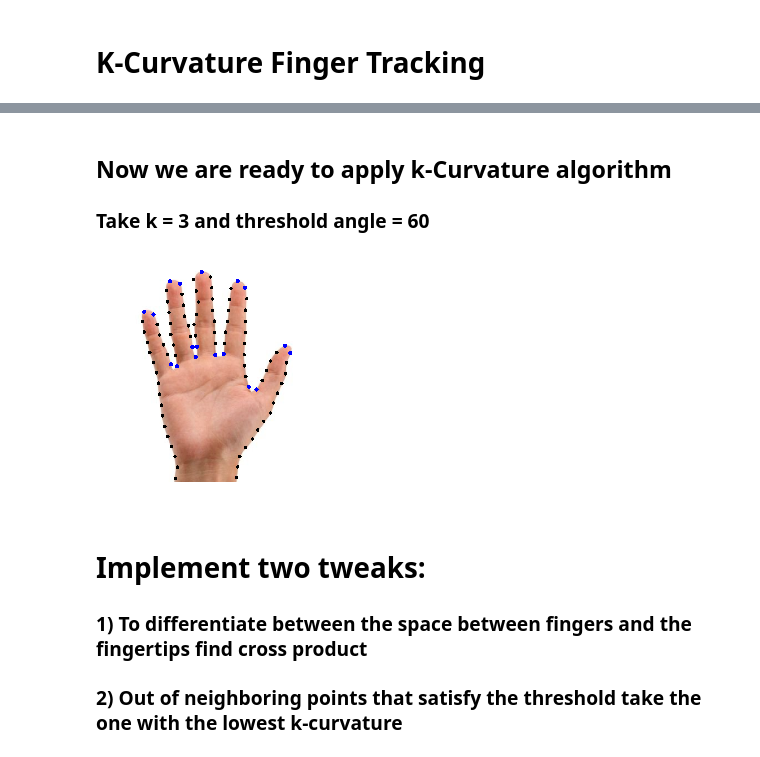
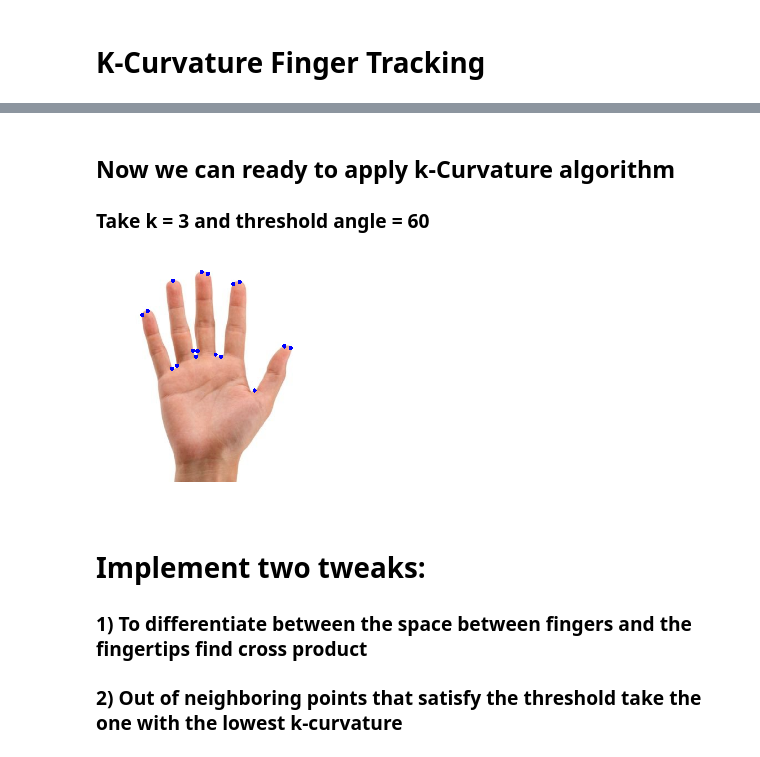
Before and after one commit to buenayerba/hand-and-finger-tracking, a Jupyter notebook: tutorial1_stationary_fingertip_tracking.ipynb, the cells around one changed output, grey strips where cells are left out. Drawn from its saved outputs; the diff is of its cells as text; code cells hidden in the pictures.

```diff
--- a/tutorial1_stationary_fingertip_tracking.ipynb
+++ b/tutorial1_stationary_fingertip_tracking.ipynb
@@ -31,7 +31,7 @@ def segment_skin_hsv(img):
 # %%
 def getHandContours(mask):
     # Get the contour of the hand and draw it on the original image
-    im2, contours, hierarchy = cv2.findContours(mask, cv2.RETR_EXTERNAL, cv2.CHAIN_APPROX_SIMPLE)
+    im2, contours, hierarchy = cv2.findContours(mask, cv2.RETR_EXTERNAL, cv2.CHAIN_APPROX_NONE)
 
     # Calculate areas
     areas = [cv2.contourArea(cont) for cont in contours]
@@ -84,11 +63,8 @@ def smoothenContour(cnt, n):
 # %%
-# Import the original image
-def getSmoothenedCnt(img):
+# Import the original image to n points
+def getDownsampledContour(img, n):
     mask = segment_skin_hsv(img) # Mask that segments skin regions
     cnt = getHandContours(mask) # Hand Contour
-    print len(cnt)
-    cnt = smoothenContour(cnt, 2000)
-    # Draw contour
-    for index in range(len(cnt)):
-        cv2.circle(img, tuple(cnt[index][0]), 1, (0, 0, 0), 15)
+    interval = len(cnt)/n
+    cnt = cnt[0:len(cnt):interval] #downsample to 100 points
     return cnt
@@ -102,9 +80,9 @@ imshow(img)
 # %% [markdown]
-## Now we are ready to apply k-Curvature algorithm
+## Now we can ready to apply k-Curvature algorithm
    ###  Take k = 3 and threshold angle = 60
 # %%
 k = 3
-thresh_angle = 60
+thresh_angle = 65
 # %%
 # Helper function to find angle between two vectors
 def get_angle(v1, v2):
@@ -118,22 +96,22 @@ def dist(v1, v2):
     return np.linalg.norm(np.array(v1)-v2)
 # %%
 img = cv2.imread('palm2.jpg')
-getSmoothenedCnt(img)
+cnt = getDownsampledContour(img, 150)
 
 for j in range(len(cnt)):
 
     # determine points corresponding to indices j-k, j and j+k
     pointJ = cnt[j][0]
     minusK = cnt[(j-k)%len(cnt)][0]
     plusK = cnt[(j+k)%len(cnt)][0]
 
     angle = get_angle(minusK - pointJ, plusK - pointJ)
 
     if angle <= thresh_angle:
         cv2.circle(img, tuple(pointJ), 1, (255, 0, 0), 20)
 imshow(img)
 # %% [output]
-[figure, old version]
+[figure, new version]
 # %% [markdown]
 # Implement two tweaks:
 ### 1) To differentiate between the space between fingers and the fingertips find cross product
```
Also changed, not shown: parts of 12 cells of this notebook, 3 other files.
